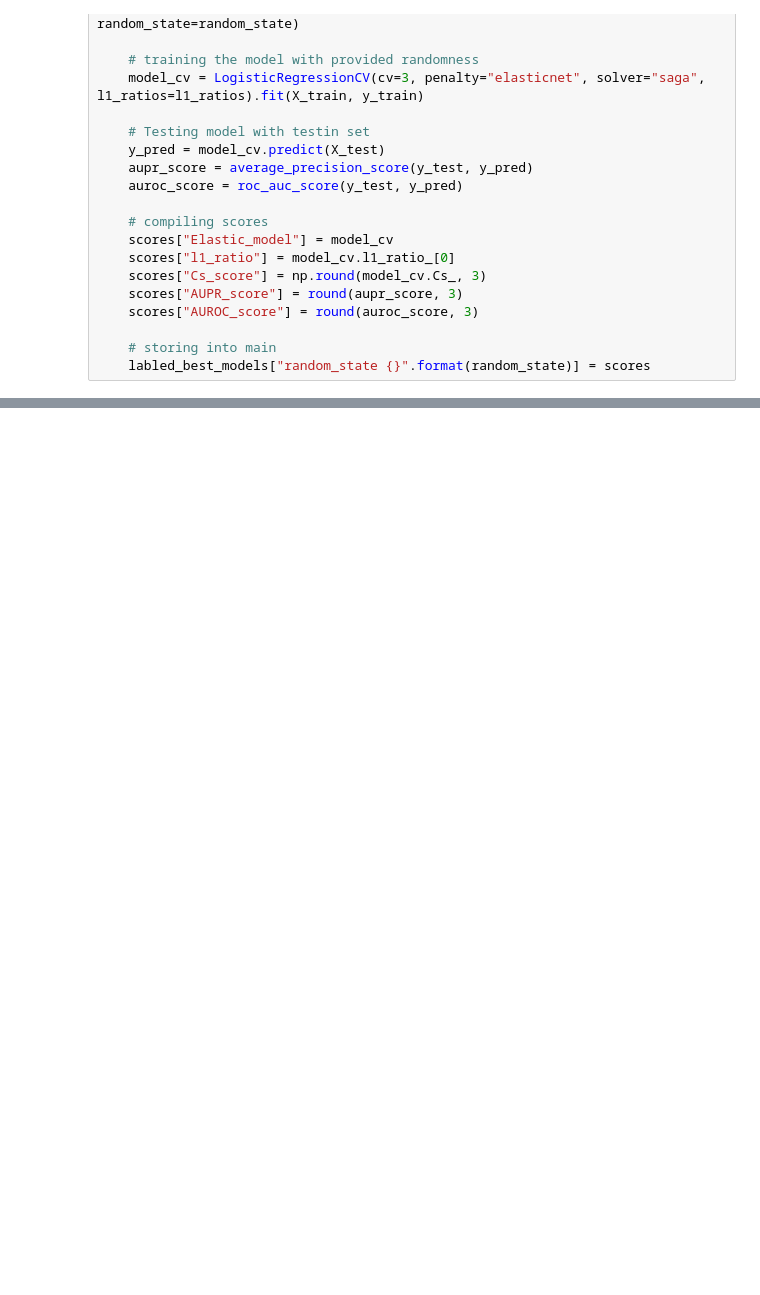
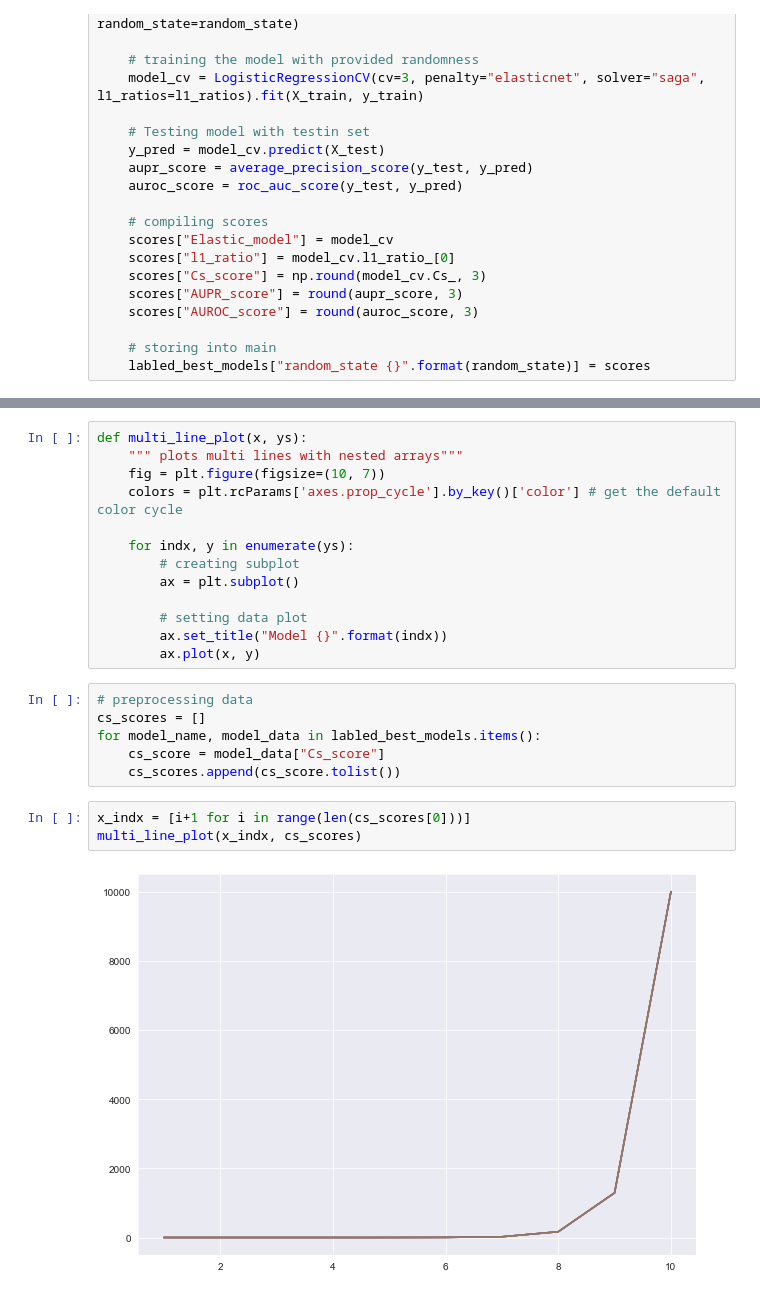
Before and after one commit to axiomcura/simulated_data_test, a Jupyter notebook: practice/simulate_practice_2.ipynb, the cells around one changed output, grey strips where cells are left out. Drawn from its saved outputs; the diff is of its cells as text; blank space fills up the shorter version.

```diff
--- a/practice/simulate_practice_2.ipynb
+++ b/practice/simulate_practice_2.ipynb
@@ -101,0 +82,24 @@ defaultdict(None,
+# %%
+def multi_line_plot(x, ys):
+	""" plots multi lines with nested arrays"""
+	fig = plt.figure(figsize=(10, 7))
+	colors = plt.rcParams['axes.prop_cycle'].by_key()['color'] # get the default color cycle
+
+	for indx, y in enumerate(ys):
+		# creating subplot
+		ax = plt.subplot()
+
+		# setting data plot
+		ax.set_title("Model {}".format(indx))
+		ax.plot(x, y)
+# %%
+# preprocessing data
+cs_scores = []
+for model_name, model_data in labled_best_models.items():
+	cs_score = model_data["Cs_score"]
+	cs_scores.append(cs_score.tolist())
+# %%
+x_indx = [i+1 for i in range(len(cs_scores[0]))]
+multi_line_plot(x_indx, cs_scores)
+# %% [output]
+[figure, added]
```
Also changed, not shown: parts of 2 cells of this notebook.
